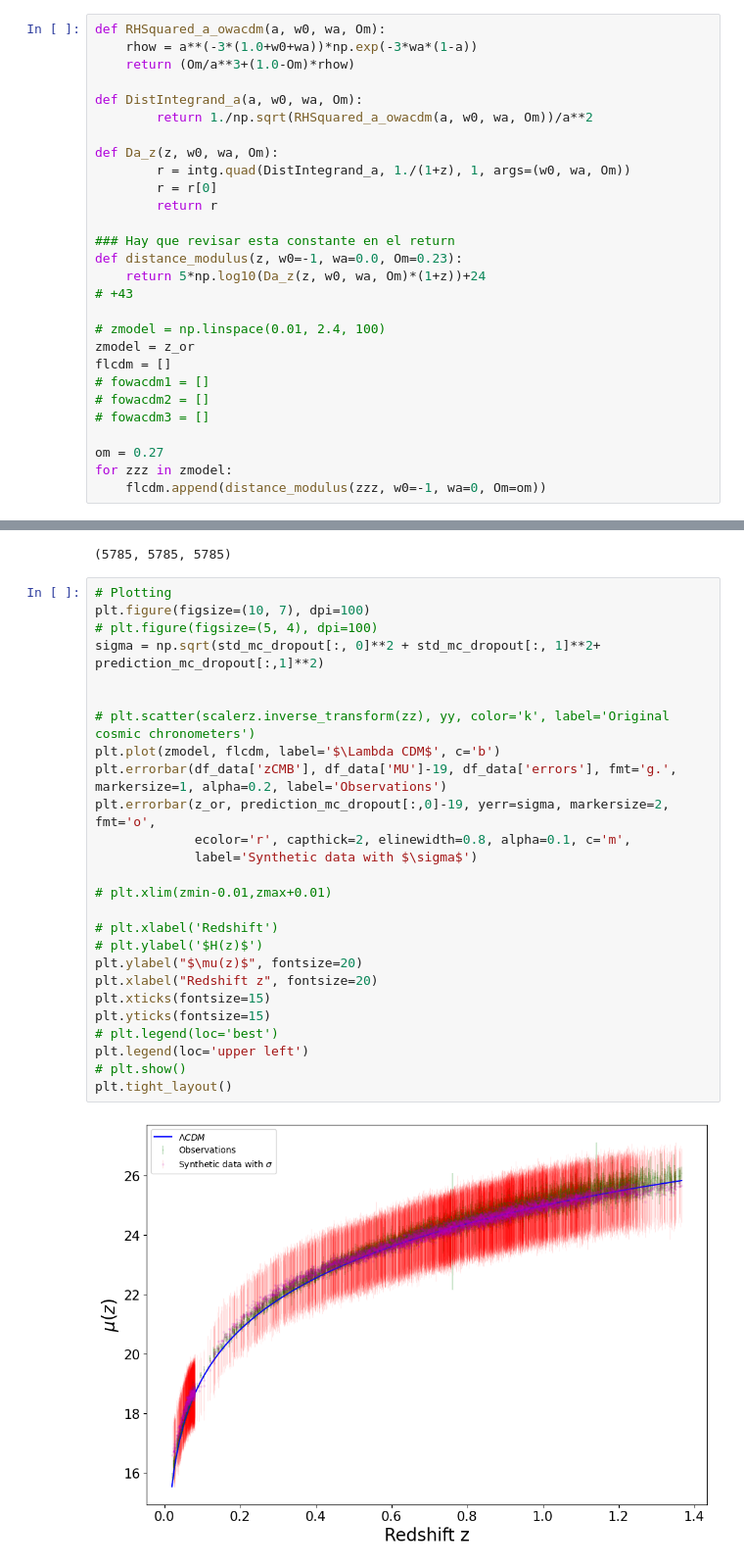
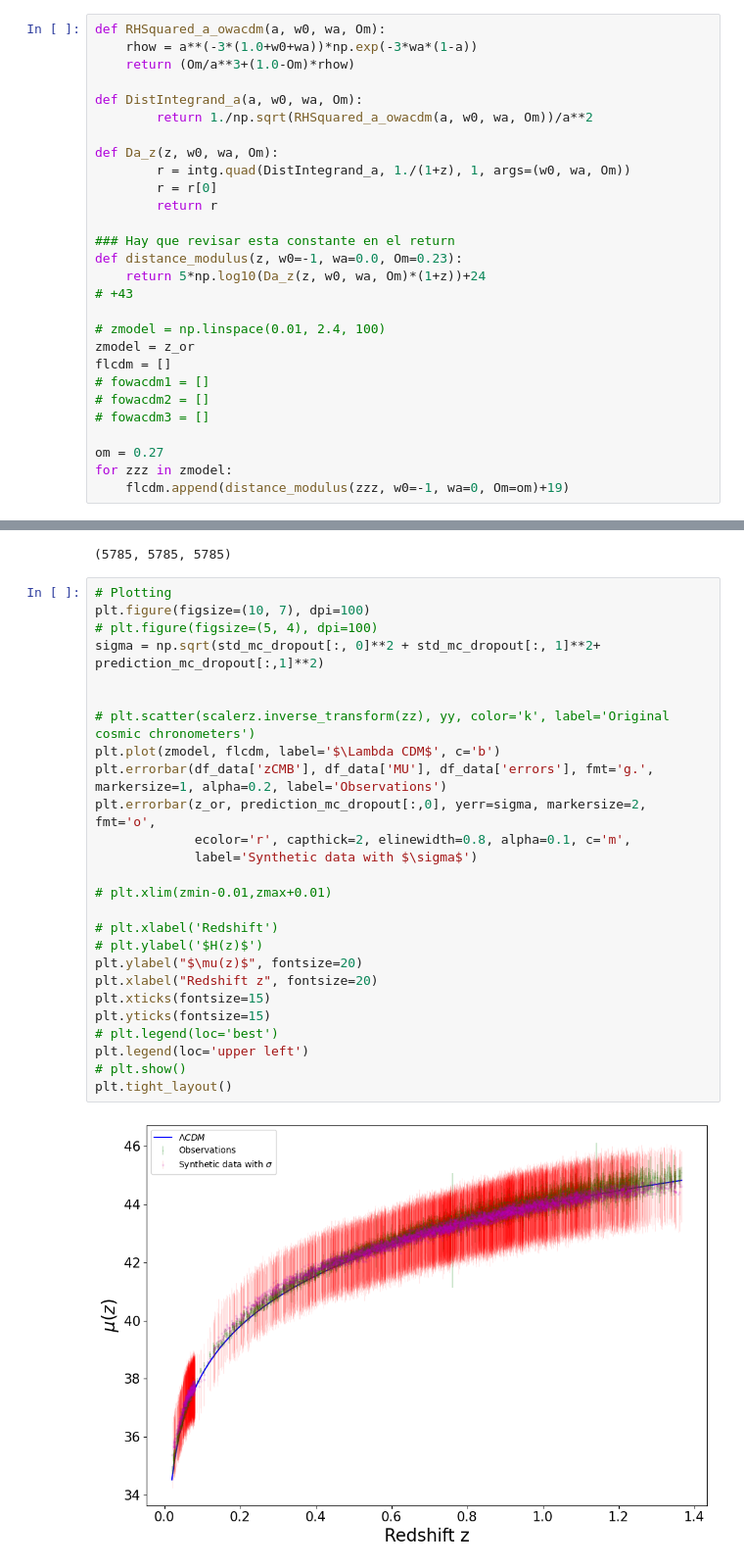
Before and after one commit to igomezv/LSST_DE_neural_reconstruction, a Jupyter notebook: Load_large_model.ipynb, the cells around one changed output, grey strips where cells are left out. Shown: that part at 98% size. Saved outputs shown, nothing was run; the diff lists cells and outputs as text.

```diff
--- a/Load_large_model.ipynb
+++ b/Load_large_model.ipynb
@@ -106,7 +121,7 @@ flcdm = []
 
 om = 0.27
 for zzz in zmodel:
-    flcdm.append(distance_modulus(zzz, w0=-1, wa=0, Om=om))
+    flcdm.append(distance_modulus(zzz, w0=-1, wa=0, Om=om)+19)
 # %%
 len(prediction_mc_dropout[:,0]), len(x_test), len(zmodel)
 # %% [output]
@@ -114,30 +129,30 @@ len(prediction_mc_dropout[:,0]), len(x_test), len(zmodel)
 # %%
 # Plotting
 plt.figure(figsize=(10, 7), dpi=100)
 # plt.figure(figsize=(5, 4), dpi=100)
 sigma = np.sqrt(std_mc_dropout[:, 0]**2 + std_mc_dropout[:, 1]**2+ prediction_mc_dropout[:,1]**2)
 
 
 # plt.scatter(scalerz.inverse_transform(zz), yy, color='k', label='Original cosmic chronometers')
 plt.plot(zmodel, flcdm, label='$\Lambda CDM$', c='b')
-plt.errorbar(df_data['zCMB'], df_data['MU']-19, df_data['errors'], fmt='g.', markersize=1, alpha=0.2, label='Observations')
-plt.errorbar(z_or, prediction_mc_dropout[:,0]-19, yerr=sigma, markersize=2, fmt='o',
+plt.errorbar(df_data['zCMB'], df_data['MU'], df_data['errors'], fmt='g.', markersize=1, alpha=0.2, label='Observations')
+plt.errorbar(z_or, prediction_mc_dropout[:,0], yerr=sigma, markersize=2, fmt='o',
              ecolor='r', capthick=2, elinewidth=0.8, alpha=0.1, c='m',
              label='Synthetic data with $\sigma$')
 
 # plt.xlim(zmin-0.01,zmax+0.01)
 
 # plt.xlabel('Redshift')
 # plt.ylabel('$H(z)$')
 plt.ylabel("$\mu(z)$", fontsize=20)
 plt.xlabel("Redshift z", fontsize=20)
 plt.xticks(fontsize=15)
 plt.yticks(fontsize=15)
 # plt.legend(loc='best')
 plt.legend(loc='upper left')
 # plt.show()
 plt.tight_layout()
 # %% [output]
-[figure, old version]
+[figure, new version]
 # %%
 # mean_squared_error, euclidean_distances, median_absolute_error
```
Also changed, not shown: parts of 8 cells of this notebook.
